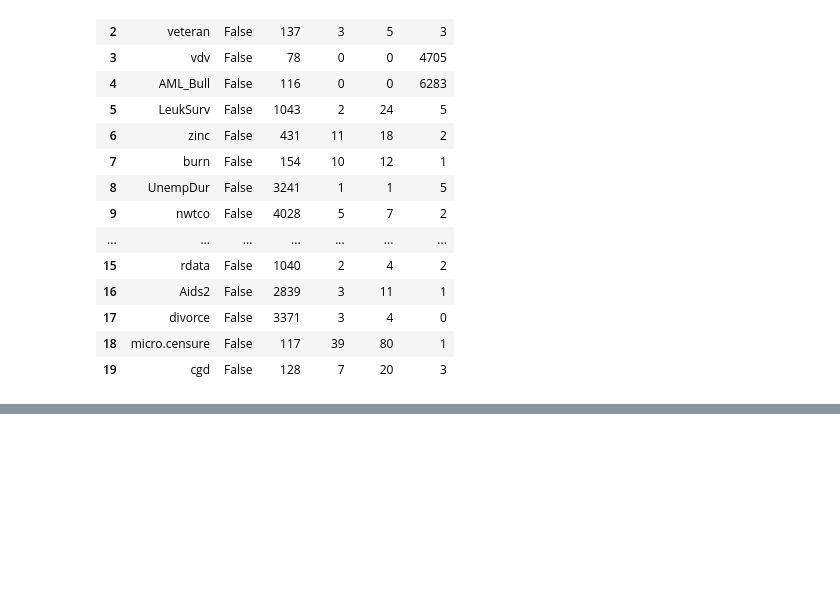
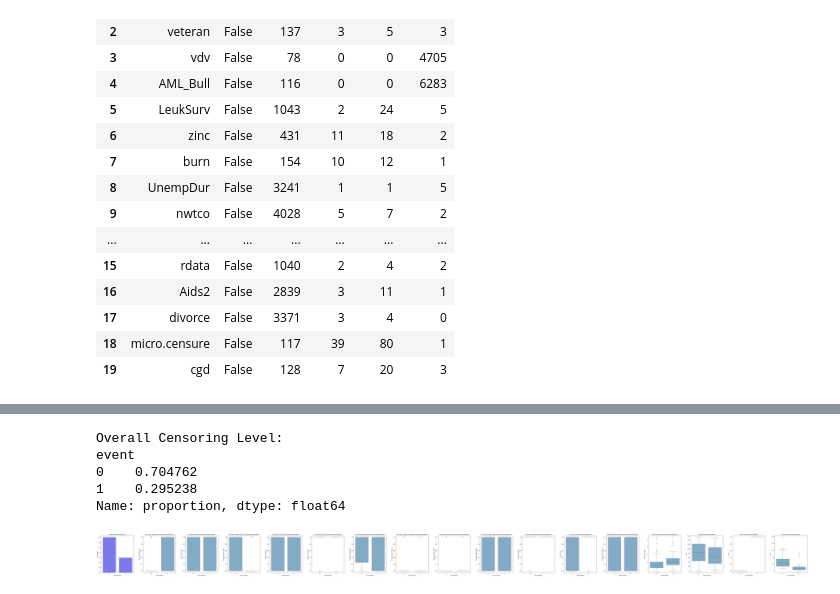
Before and after one commit to wjvandermerwe/ResCap, a Jupyter notebook: research_report/project/experiments/explore_features.ipynb, the cells around one changed output, grey strips where cells are left out. Saved outputs shown, nothing was run; the diff lists cells and outputs as text; code cells hidden in the pictures; blank space fills up the shorter version.

```diff
--- a/research_report/project/experiments/explore_features.ipynb
+++ b/research_report/project/experiments/explore_features.ipynb
@@ -59,0 +108,9 @@ dataset = load_datasets(names=['burn', 'cgd', 'phpl04K8a', 'ovarian', 'flchain']
+# %%
+censoring_analysis(dataset)
+# %% [output]
+Overall Censoring Level:
+event
+0    0.704762
+1    0.295238
+Name: proportion, dtype: float64
+[figure, added]
```
Also changed, not shown: parts of 14 cells of this notebook, 36 other files.
